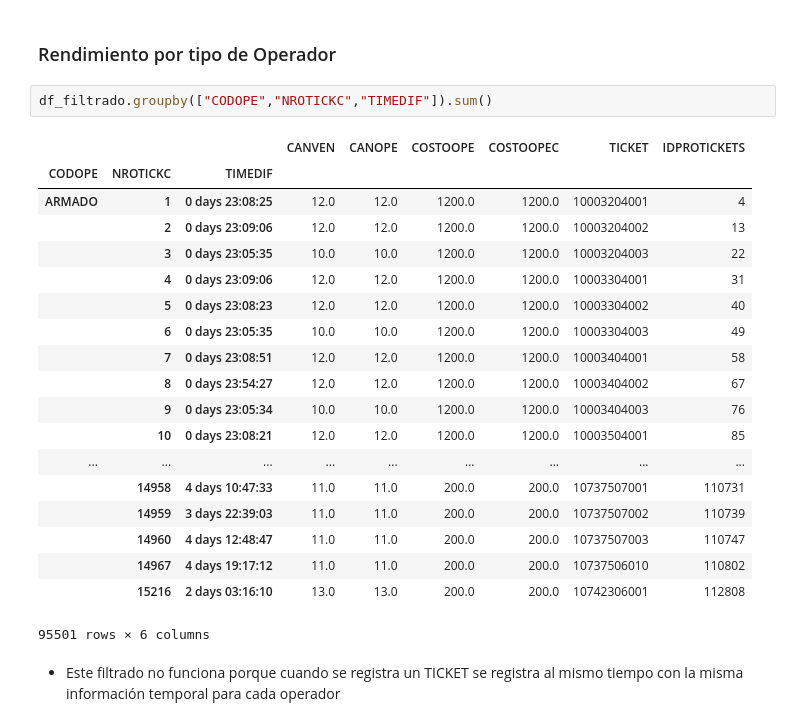
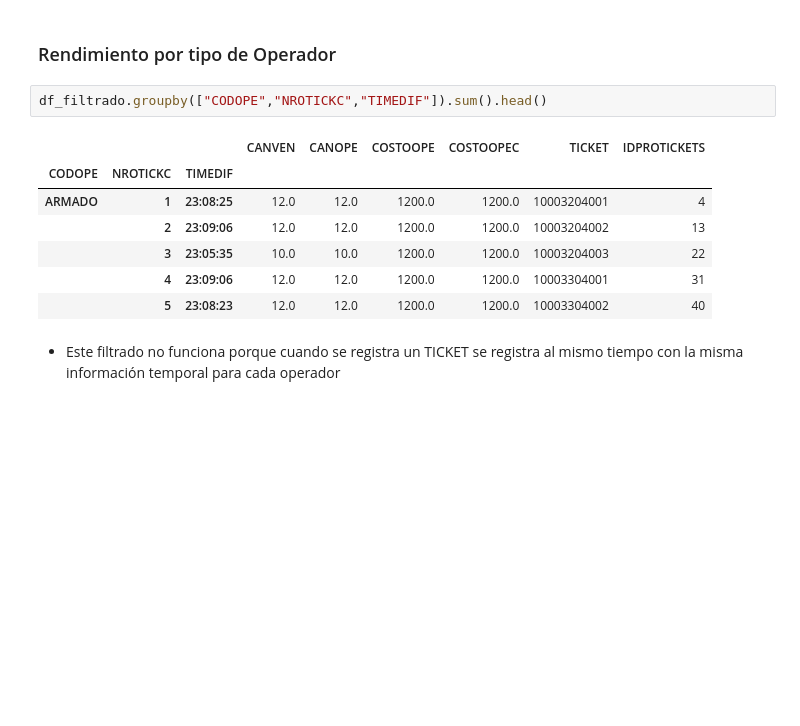
Before and after one commit to ambigus9/alma_canela, a Jupyter notebook: Tareas y Tickets.ipynb, the cells around one changed output. Cells and saved outputs as stored; diff of their text form; blank space fills up the shorter version.

```diff
--- a/Tareas y Tickets.ipynb
+++ b/Tareas y Tickets.ipynb
@@ -796,27 +789,15 @@ df_filtrado
 # %% [markdown]
 ### Rendimiento por tipo de Operador
 # %%
-df_filtrado.groupby(["CODOPE","NROTICKC","TIMEDIF"]).sum()
+df_filtrado.groupby(["CODOPE","NROTICKC","TIMEDIF"]).sum().head()
 # %% [output]
 |  |  |  | CANVEN | CANOPE | COSTOOPE | COSTOOPEC | TICKET | IDPROTICKETS |
 | CODOPE | NROTICKC | TIMEDIF |  |  |  |  |  |  |
-| ARMADO | 1 | 0 days 23:08:25 | 12.0 | 12.0 | 1200.0 | 1200.0 | 10003204001 | 4 |
-|  | 2 | 0 days 23:09:06 | 12.0 | 12.0 | 1200.0 | 1200.0 | 10003204002 | 13 |
-|  | 3 | 0 days 23:05:35 | 10.0 | 10.0 | 1200.0 | 1200.0 | 10003204003 | 22 |
-|  | 4 | 0 days 23:09:06 | 12.0 | 12.0 | 1200.0 | 1200.0 | 10003304001 | 31 |
-|  | 5 | 0 days 23:08:23 | 12.0 | 12.0 | 1200.0 | 1200.0 | 10003304002 | 40 |
-|  | 6 | 0 days 23:05:35 | 10.0 | 10.0 | 1200.0 | 1200.0 | 10003304003 | 49 |
-|  | 7 | 0 days 23:08:51 | 12.0 | 12.0 | 1200.0 | 1200.0 | 10003404001 | 58 |
-|  | 8 | 0 days 23:54:27 | 12.0 | 12.0 | 1200.0 | 1200.0 | 10003404002 | 67 |
-|  | 9 | 0 days 23:05:34 | 10.0 | 10.0 | 1200.0 | 1200.0 | 10003404003 | 76 |
-|  | 10 | 0 days 23:08:21 | 12.0 | 12.0 | 1200.0 | 1200.0 | 10003504001 | 85 |
-| ... | ... | ... | ... | ... | ... | ... | ... | ... |
-|  | 14958 | 4 days 10:47:33 | 11.0 | 11.0 | 200.0 | 200.0 | 10737507001 | 110731 |
-|  | 14959 | 3 days 22:39:03 | 11.0 | 11.0 | 200.0 | 200.0 | 10737507002 | 110739 |
-|  | 14960 | 4 days 12:48:47 | 11.0 | 11.0 | 200.0 | 200.0 | 10737507003 | 110747 |
-|  | 14967 | 4 days 19:17:12 | 11.0 | 11.0 | 200.0 | 200.0 | 10737506010 | 110802 |
-|  | 15216 | 2 days 03:16:10 | 13.0 | 13.0 | 200.0 | 200.0 | 10742306001 | 112808 |
+| ARMADO | 1 | 23:08:25 | 12.0 | 12.0 | 1200.0 | 1200.0 | 10003204001 | 4 |
+|  | 2 | 23:09:06 | 12.0 | 12.0 | 1200.0 | 1200.0 | 10003204002 | 13 |
+|  | 3 | 23:05:35 | 10.0 | 10.0 | 1200.0 | 1200.0 | 10003204003 | 22 |
+|  | 4 | 23:09:06 | 12.0 | 12.0 | 1200.0 | 1200.0 | 10003304001 | 31 |
+|  | 5 | 23:08:23 | 12.0 | 12.0 | 1200.0 | 1200.0 | 10003304002 | 40 |
-95501 rows × 6 columns
 # %% [markdown]
 + Este filtrado no funciona porque cuando se registra un TICKET se registra al mismo tiempo con la misma información temporal para cada operador
 # %% [markdown]
```
Also changed, not shown: parts of 42 cells of this notebook, 8 other files.
